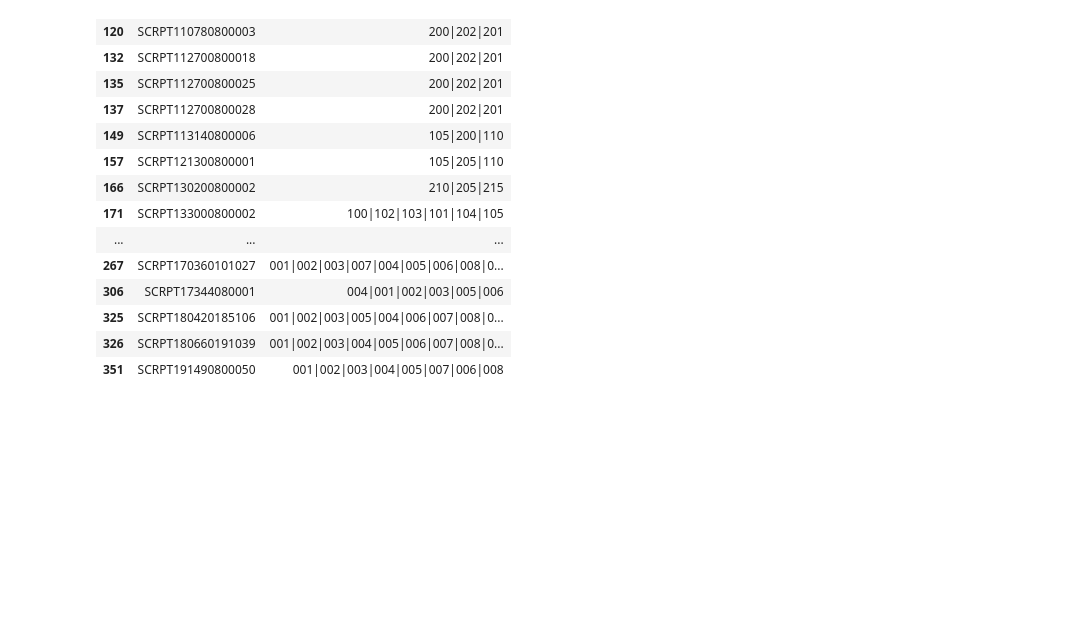
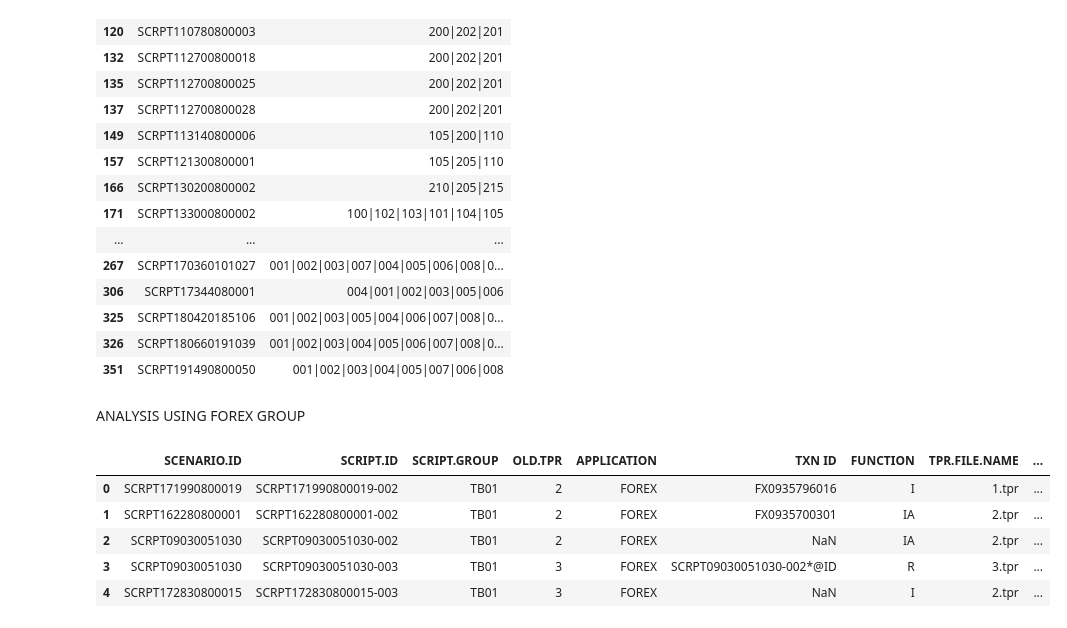
Before and after one commit to sanjanav2102/Test-Script-Optimization-and-Duplicate-Analysis-Dashboard, a Jupyter notebook: Internwork.ipynb, the cells around one changed output. Cells and saved outputs as stored; diff of their text form; code cells hidden in the pictures; blank space fills up the shorter version.

Commit message:
Analysis done after changing sorting strategy using SCRIPT.GROUP

```diff
--- a/Internwork.ipynb
+++ b/Internwork.ipynb
@@ -1651,3 +1651,15 @@ Scenario IDs with UNSORTED script sequence:
 | 325 | SCRPT180420185106 | 001|002|003|005|004|006|007|008|0... |
 | 326 | SCRPT180660191039 | 001|002|003|004|005|006|007|008|0... |
 | 351 | SCRPT191490800050 | 001|002|003|004|005|007|006|008 |
+# %% [markdown]
+ANALYSIS USING FOREX GROUP
+# %%
+forex_tb01= pd.read_excel("/content/Tb01_forex.xlsx")
+forex_tb01.head()
+# %% [output]
+|  | SCENARIO.ID | SCRIPT.ID | SCRIPT.GROUP | OLD.TPR | APPLICATION | TXN ID | FUNCTION | TPR.FILE.NAME | ... |
+| 0 | SCRPT171990800019 | SCRPT171990800019-002 | TB01 | 2 | FOREX | FX0935796016 | I | 1.tpr | ... |
+| 1 | SCRPT162280800001 | SCRPT162280800001-002 | TB01 | 2 | FOREX | FX0935700301 | IA | 2.tpr | ... |
+| 2 | SCRPT09030051030 | SCRPT09030051030-002 | TB01 | 2 | FOREX | NaN | IA | 2.tpr | ... |
+| 3 | SCRPT09030051030 | SCRPT09030051030-003 | TB01 | 3 | FOREX | SCRPT09030051030-002*@ID | R | 3.tpr | ... |
+| 4 | SCRPT172830800015 | SCRPT172830800015-003 | TB01 | 3 | FOREX | NaN | I | 2.tpr | ... |
```
Also changed, not shown: parts of 1 cell of this notebook.
